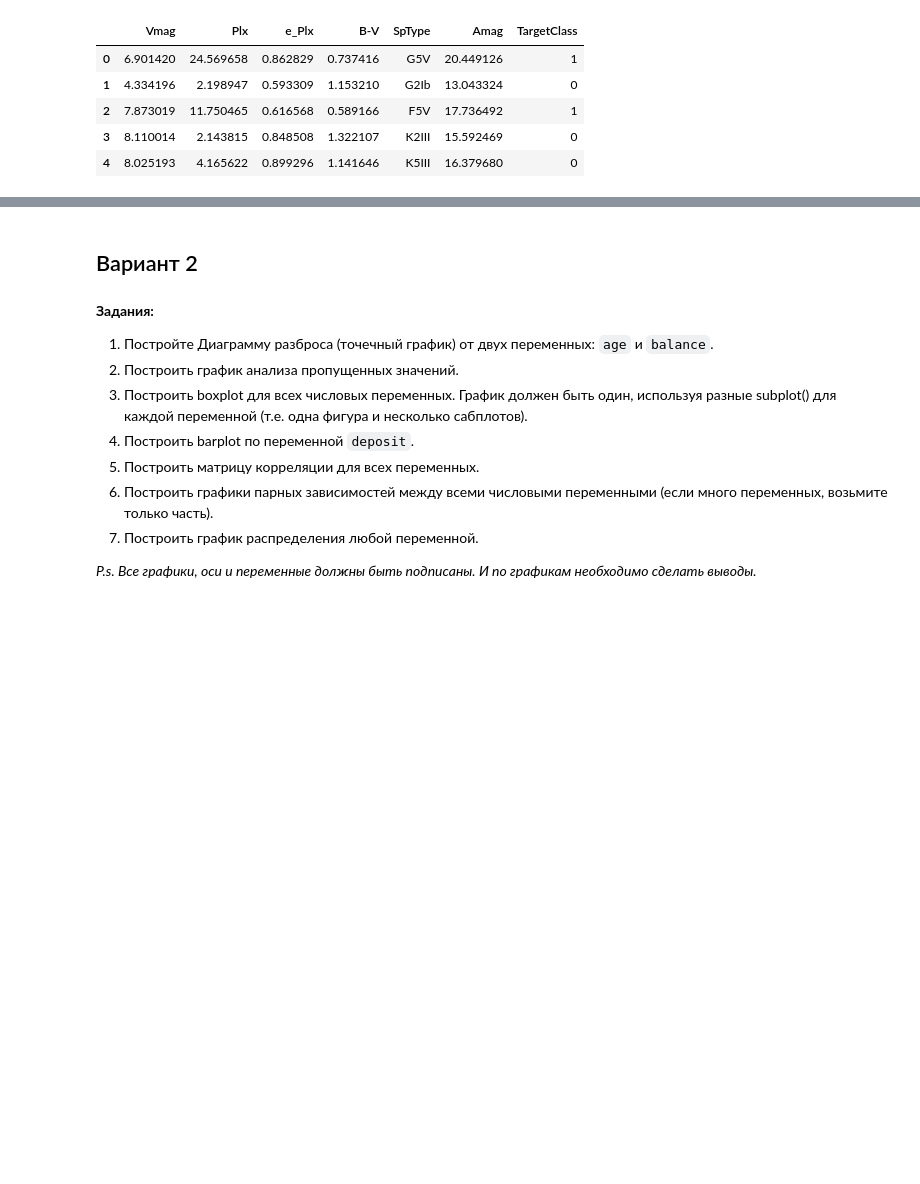
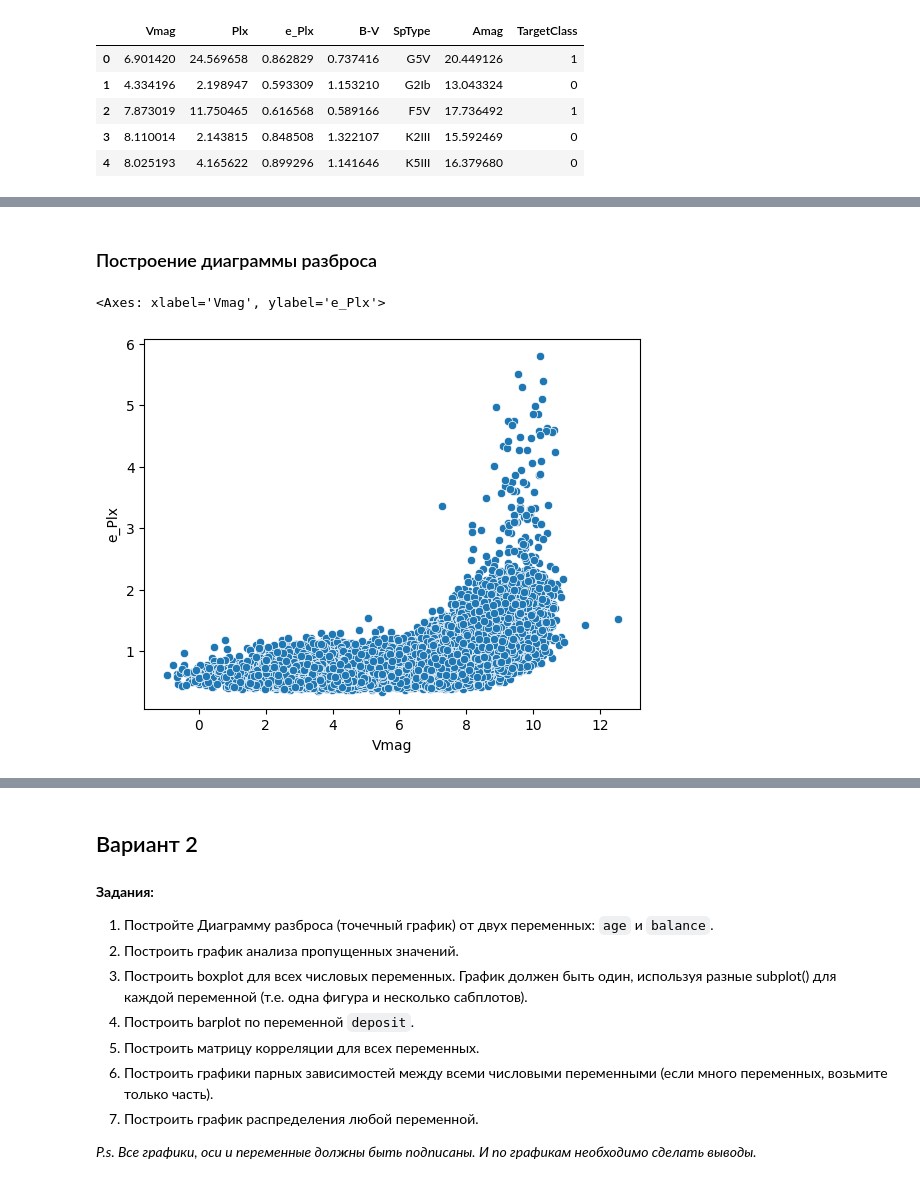
Before and after one commit to AndreDon0/ADA, a Jupyter notebook: Homework_7/ЦК_ДЗ_Визуализация_+_EDA.ipynb, the cells around one changed output, grey strips where cells are left out. Drawn from its saved outputs; the diff is of its cells as text; code cells hidden in the pictures; blank space fills up the shorter version.

```diff
--- a/Homework_7/ЦК_ДЗ_Визуализация_+_EDA.ipynb
+++ b/Homework_7/ЦК_ДЗ_Визуализация_+_EDA.ipynb
@@ -21,7 +41,7 @@
 import pandas as pd
 import matplotlib.pyplot as plt
 
-df = pd.read_csv()
+df = pd.read_csv("train_var_1.csv")
 df.head()
 # %% [output]
 |  | Vmag | Plx | e_Plx | B-V | SpType | Amag | TargetClass |
@@ -34,0 +70,7 @@ df.head()
+# %% [markdown]
+### Построение диаграммы разброса
+# %%
+sns.scatterplot(data=df, x="Vmag", y="e_Plx")
+# %% [output]
+<Axes: xlabel='Vmag', ylabel='e_Plx'>
+[figure, added]
```
Also changed, not shown: parts of 21 cells of this notebook, 2 other files.
